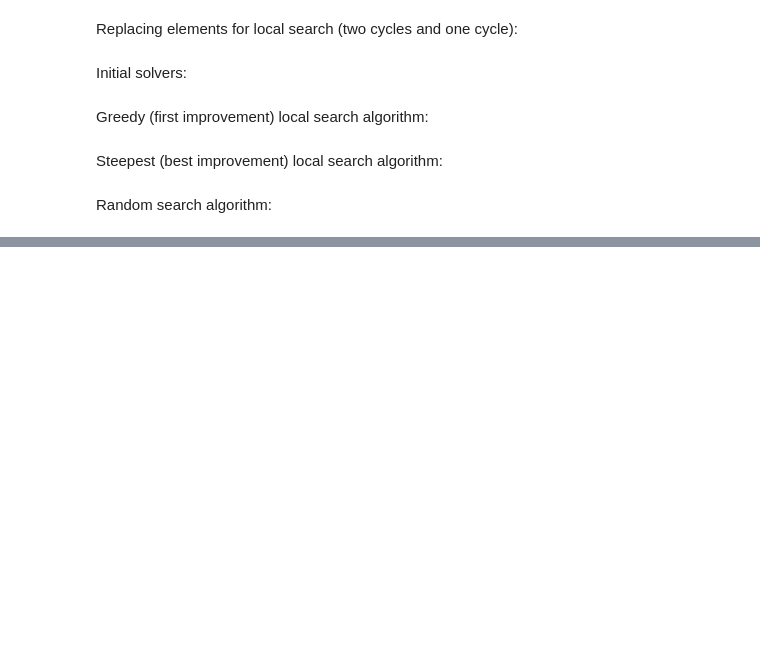
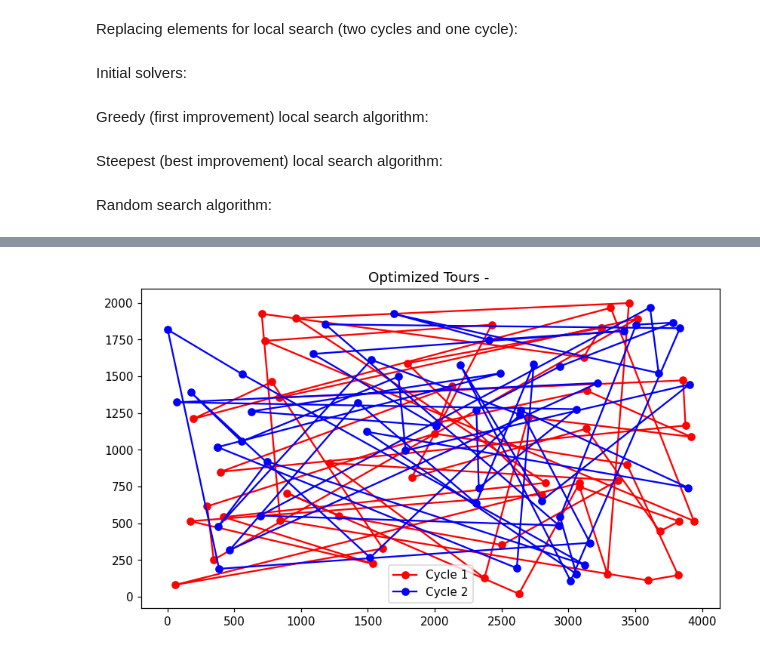
Before and after one commit to maciejm2517/imo-lab, a Jupyter notebook: lab2/nielegalne.ipynb, the cells around one changed output, grey strips where cells are left out. Drawn from its saved outputs; the diff is of its cells as text; code cells hidden in the pictures; blank space fills up the shorter version.

Commit message:
last function deleted

```diff
--- a/lab2/nielegalne.ipynb
+++ b/lab2/nielegalne.ipynb
@@ -320,50 +320,43 @@ def plot_optimized_tours(positions, cycle1, cycle2, method):
     plt.title('Optimized Tours - '+method)
     plt.show()
 # %%
-def show_results():
-    # instances = ['kroA100.csv', 'kroa.csv']
-    instances = ['kroa.csv']
-    initial_solvers = [solve_random, solve_regret]
-    score_results = []
-    time_results = []
-    for file in instances:
-        # cities, coords = read_instance(file)
-        coords = pd.read_csv(file, sep=' ')
-        positions=np.array([coords['x'], coords['y']]).T
-        cities = np.round(pairwise_distances(np.array(positions)))
+instances = ['kroa.csv','krob.csv']
+initial_solvers = [solve_random, solve_regret]
+score_results = []
+time_results = []
+for file in instances:
+    coords = pd.read_csv(file, sep=' ')
+    positions=np.array([coords['x'], coords['y']]).T
+    cities = np.round(pairwise_distances(np.array(positions)))
 
-        # local_variants = [GreedySearch(cities, "vertices"), SteepestSearch(cities, "vertices"), GreedySearch(cities, "edges"), SteepestSearch(cities, "edges")]
-        # print(coords)
-        # print(cities)
-        # print(coords_new)
-        # print(cities_new)
-        # print(np.array_equal(cities,cities_new))
-        # print(coords==coords_new)
-        local_variants = [GreedySearch(cities, "vertices")]
-        for solve in initial_solvers:
-            solutions = list(map(solve, [(cities, i) for i in range(100)]))
-            scores = [score(cities, x) for x in solutions]
-            score_results.append(dict(file=file, function=solve.__name__, search="none", variant="none", min=int(min(scores)), mean=int(np.mean(scores)), max=int(max(scores))))
-            best_idx = np.argmin(scores)
-            best = solutions[best_idx]
-            print(f'file: {file}, solver: {solve.__name__}, search: None, variant: None, score: {scores[best_idx]}')
-            plot_optimized_tours(positions, *best, '')
-            for local_search in local_variants:
-                times, new_solutions = zip(*list(map(local_search, solutions)))
-                new_scores = [score(cities, x) for x in new_solutions]
-                best = new_solutions[best_idx]
-                print(f'file: {file}, solver: {solve.__name__}, search: {type(local_search).__name__}, variant: {local_search.variant}, score: {new_scores[best_idx]}')
-                plot_optimized_tours(positions, *best, '')
-                score_results.append(dict(file=file, function=solve.__name__, search=type(local_search).__name__, variant=local_search.variant, min=int(min(new_scores)), mean=int(np.mean(new_scores)), max=int(max(new_scores))))
-                time_results.append(dict(file=file, function=solve.__name__, search=type(local_search).__name__,variant=local_search.variant, min=float(min(times)), mean=float(np.mean(times)), max=float(max(times))))
-            if solve.__name__ == "solve_random":
-                temp_pd = pd.DataFrame(time_results)
-                time_limit = max(temp_pd[temp_pd["file"]==file]["mean"])
-                random_search = RandomSearch(cities, time_limit)
-                random_solutions = list(map(random_search, solutions))
-                random_scores = [score(cities, x) for x in random_solutions]
-                best = random_solutions[best_idx]
-                print(f'file: {file}, solver: {solve.__name__}, search: {type(random_search).__name__}, score: {random_scores[best_idx]}')
-                plot_optimized_tours(positions, *best, '')
-                score_results.append(dict(file=file, function=solve.__name__, search=type(random_search).__name__, variant="none", min=int(min(random_scores)), mean=int(np.mean(random_scores)), max=int(max(random_scores))))
-    return pd.DataFrame(score_results), pd.DataFrame(time_results)
+# local_variants = [GreedySearch(cities, "vertices"), SteepestSearch(cities, "vertices"), GreedySearch(cities, "edges"), SteepestSearch(cities, "edges")]
+local_variants = [GreedySearch(cities, "vertices")]
+for solve in initial_solvers:
+    solutions = list(map(solve, [(cities, i) for i in range(100)]))
+    scores = [score(cities, x) for x in solutions]
+    score_results.append(dict(file=file, function=solve.__name__, search="none", variant="none", min=int(min(scores)), mean=int(np.mean(scores)), max=int(max(scores))))
+    best_idx = np.argmin(scores)
+    best = solutions[best_idx]
+    print(f'file: {file}, solver: {solve.__name__}, search: None, variant: None, score: {scores[best_idx]}')
+    plot_optimized_tours(positions, *best, '')
+    for local_search in local_variants:
+        times, new_solutions = zip(*list(map(local_search, solutions)))
+        new_scores = [score(cities, x) for x in new_solutions]
+        best = new_solutions[best_idx]
+        print(f'file: {file}, solver: {solve.__name__}, search: {type(local_search).__name__}, variant: {local_search.variant}, score: {new_scores[best_idx]}')
+        plot_optimized_tours(positions, *best, '')
+        score_results.append(dict(file=file, function=solve.__name__, search=type(local_search).__name__, variant=local_search.variant, min=int(min(new_scores)), mean=int(np.mean(new_scores)), max=int(max(new_scores))))
+        time_results.append(dict(file=file, function=solve.__name__, search=type(local_search).__name__,variant=local_search.variant, min=float(min(times)), mean=float(np.mean(times)), max=float(max(times))))
+    if solve.__name__ == "solve_random":
+        temp_pd = pd.DataFrame(time_results)
+        time_limit = max(temp_pd[temp_pd["file"]==file]["mean"])
+        random_search = RandomSearch(cities, time_limit)
+        random_solutions = list(map(random_search, solutions))
+        random_scores = [score(cities, x) for x in random_solutions]
+        best = random_solutions[best_idx]
+        print(f'file: {file}, solver: {solve.__name__}, search: {type(random_search).__name__}, score: {random_scores[best_idx]}')
+        plot_optimized_tours(positions, *best, '')
+        score_results.append(dict(file=file, function=solve.__name__, search=type(random_search).__name__, variant="none", min=int(min(random_scores)), mean=int(np.mean(random_scores)), max=int(max(random_scores))))
+scores = pd.DataFrame(score_results)
+times = pd.DataFrame(time_results)
+# %% [output]
@@ -369,0 +364 @@ def show_results():
+[figure, added]
```
Also changed, not shown: parts of 6 cells of this notebook.
